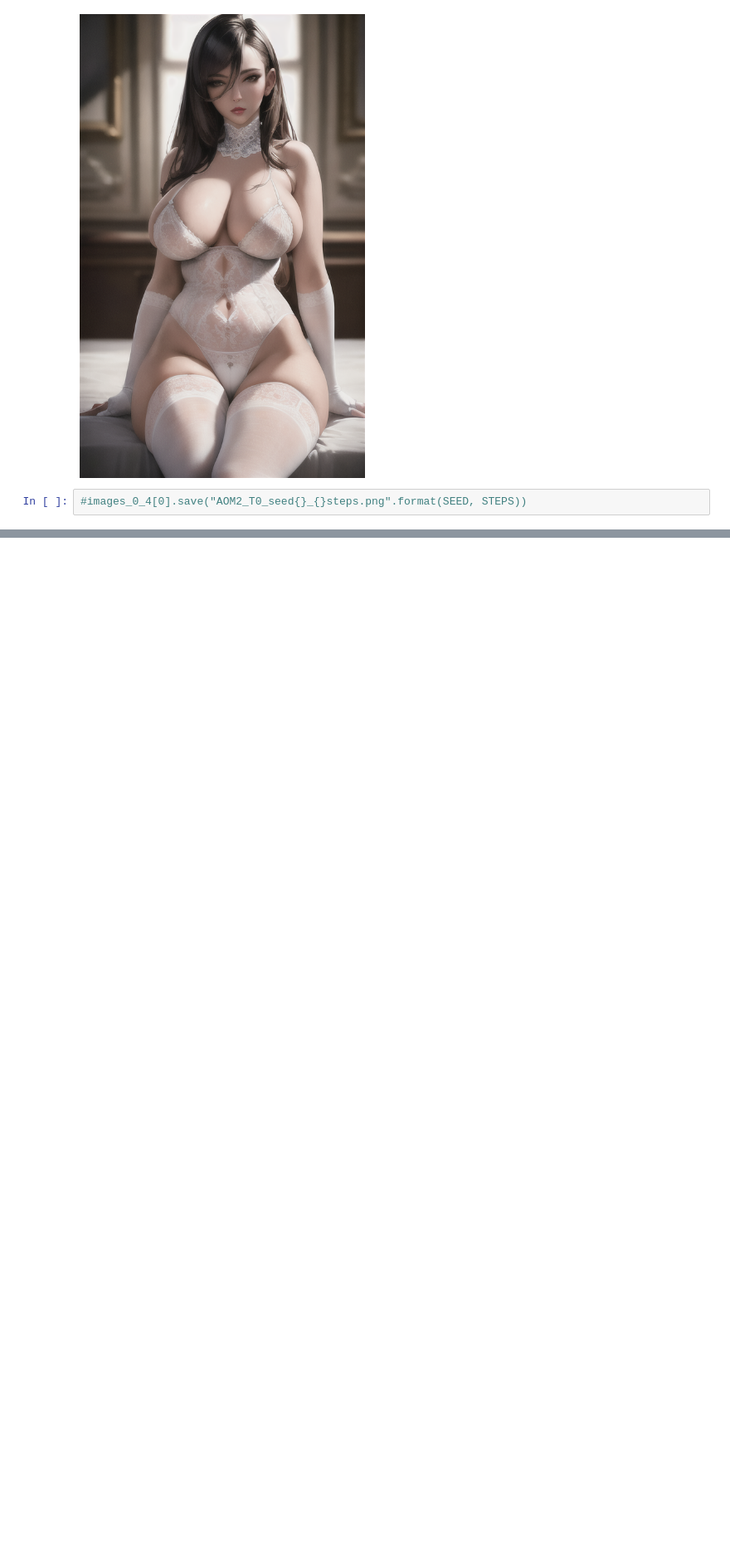
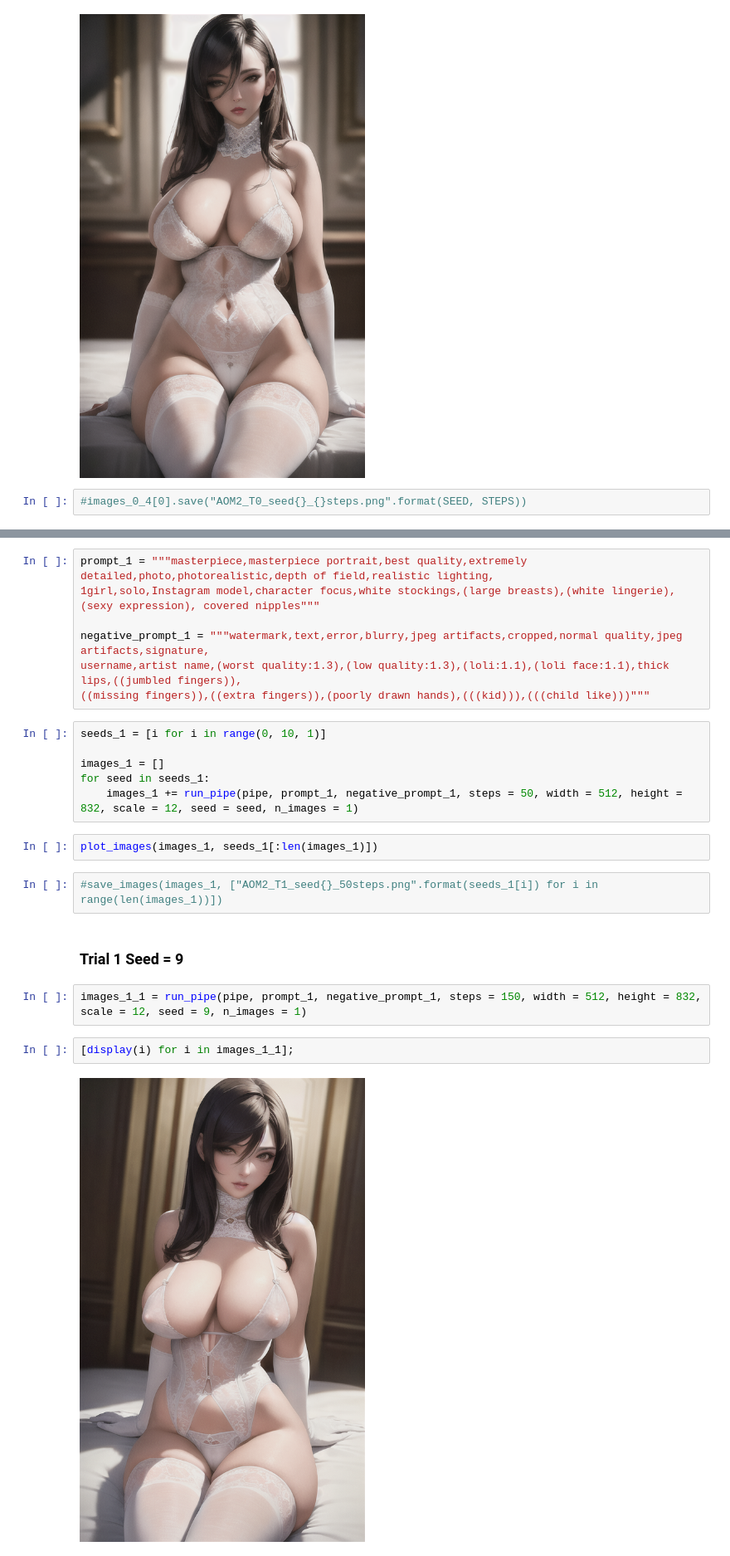
Before and after one commit to natsunoyuki/stable_diffusion, a Jupyter notebook: AbyssOrangeMixs.ipynb, the cells around one changed output, grey strips where cells are left out. Shown at 83% size. Cells and saved outputs as stored; diff of their text form; blank space fills up the shorter version.

```diff
--- a/AbyssOrangeMixs.ipynb
+++ b/AbyssOrangeMixs.ipynb
@@ -325,0 +337,25 @@ images_0_4 = run_pipe(pipe, prompt_0, negative_prompt_0, steps = STEPS, width =
+# %%
+prompt_1 = """masterpiece,masterpiece portrait,best quality,extremely detailed,photo,photorealistic,depth of field,realistic lighting,
+1girl,solo,Instagram model,character focus,white stockings,(large breasts),(white lingerie),(sexy expression), covered nipples"""
+
+negative_prompt_1 = """watermark,text,error,blurry,jpeg artifacts,cropped,normal quality,jpeg artifacts,signature,
+username,artist name,(worst quality:1.3),(low quality:1.3),(loli:1.1),(loli face:1.1),thick lips,((jumbled fingers)),
+((missing fingers)),((extra fingers)),(poorly drawn hands),(((kid))),(((child like)))"""
+# %%
+seeds_1 = [i for i in range(0, 10, 1)]
+
+images_1 = []
+for seed in seeds_1:
+    images_1 += run_pipe(pipe, prompt_1, negative_prompt_1, steps = 50, width = 512, height = 832, scale = 12, seed = seed, n_images = 1)
+# %%
+plot_images(images_1, seeds_1[:len(images_1)])
+# %%
+#save_images(images_1, ["AOM2_T1_seed{}_50steps.png".format(seeds_1[i]) for i in range(len(images_1))])
+# %% [markdown]
+### Trial 1 Seed = 9
+# %%
+images_1_1 = run_pipe(pipe, prompt_1, negative_prompt_1, steps = 150, width = 512, height = 832, scale = 12, seed = 9, n_images = 1)
+# %%
+[display(i) for i in images_1_1];
+# %% [output]
+[figure, added]
```
Also changed, not shown: parts of 14 cells of this notebook.
